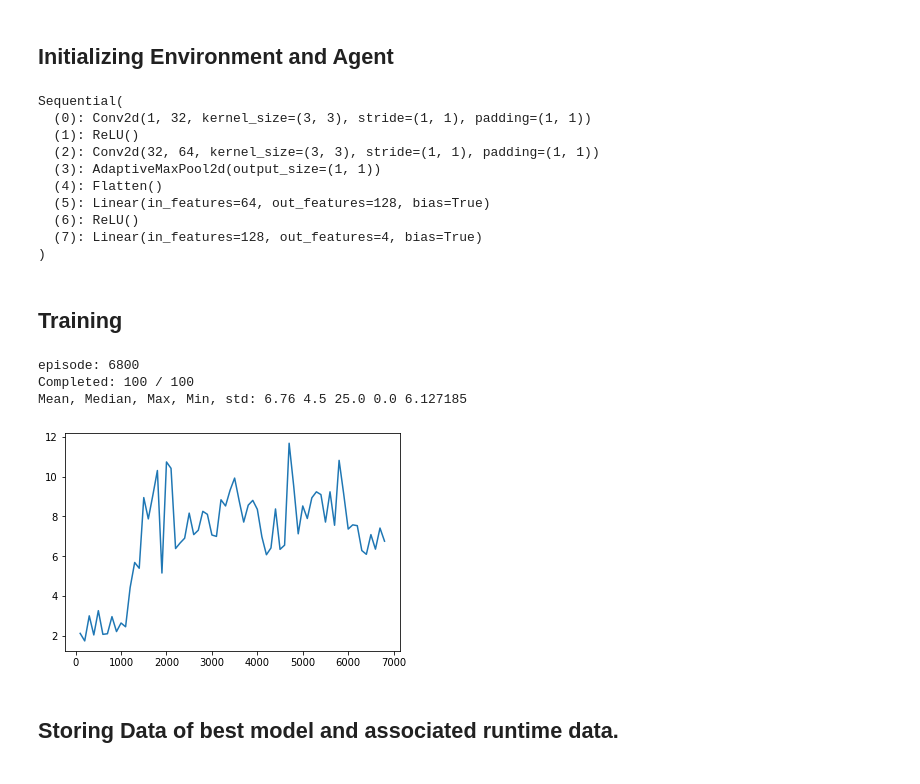
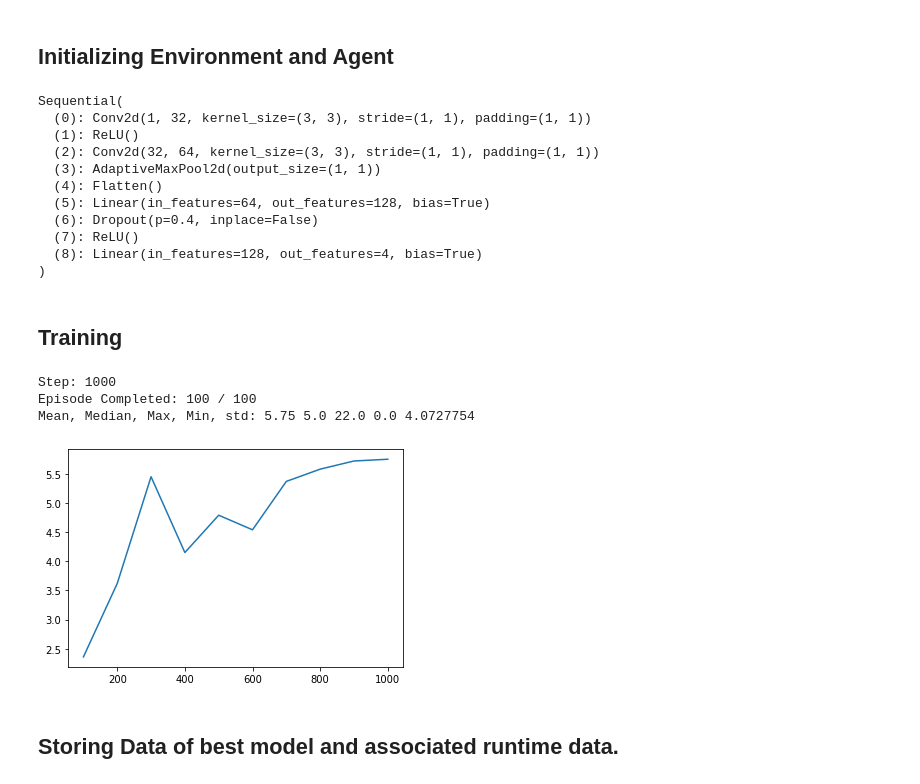
Before and after one commit to keygenx/Fast-Snake, a Jupyter notebook: DQN Implementation.ipynb, the cells around one changed output. Drawn from its saved outputs; the diff is of its cells as text; code cells hidden in the pictures.

```diff
--- a/DQN Implementation.ipynb
+++ b/DQN Implementation.ipynb
@@ -149,9 +149,11 @@ class DQNAgent():
         self.update_count= 0 #internal working variable. Don't change
         self.tau = tau # set tau for soft target network updates
         self.num_envs = num_envs
+
         self.ewc_counter = 0 #flag keep track of fisher matrix computations.
         self.lam = torch.Tensor([lam]).to(DEFAULT_DEVICE)
         self.ewc_on = False
+        self.fisher_recompute_interval = 3000
 
     def add_to_buffer(self, data):
         self.replay_buffer.add_to_buffer(data)
@@ -242,9 +244,10 @@ class DQNAgent():
     #call this to update Q network (train) and then make soft update of target network
     def update(self, update_rate, batch_size = 100):
         if self.ewc_on:
-            if self.ewc_counter%(1000*update_rate)==0:
+            if self.ewc_counter%(self.fisher_recompute_interval*update_rate)==0:
                 data = self.replay_buffer.sample_superbatch(3)[0]
                 self.compute_fisher_diagonal(data)
+                self.ewc_counter=0
             self.ewc_counter+=1
 
         for _ in range(update_rate):
@@ -368,7 +371,7 @@ def FNN_1(shape, hidden_dim, action_dim):
          ).to(DEFAULT_DEVICE)
     return model
 
-def CNN_1():
+def CNN_1(): #A good model for SingleSnake
     model = torch.nn.Sequential(
         torch.nn.Conv2d(1, 32, kernel_size=(3, 3), stride=(1, 1), padding=(1, 1)),
         torch.nn.ReLU(),
@@ -417,7 +420,7 @@ def CNN_3():
         torch.nn.AdaptiveMaxPool2d((1,1)),
         torch.nn.Flatten(),
         torch.nn.Linear(64, 128),
-        #torch.nn.Dropout(0.2),
+        torch.nn.Dropout(0.4),
         torch.nn.ReLU(),
         torch.nn.Linear(128, 4),
         ).to(DEFAULT_DEVICE)
@@ -467,21 +470,22 @@ Sequential(
   (3): AdaptiveMaxPool2d(output_size=(1, 1))
   (4): Flatten()
   (5): Linear(in_features=64, out_features=128, bias=True)
-  (6): ReLU()
-  (7): Linear(in_features=128, out_features=4, bias=True)
+  (6): Dropout(p=0.4, inplace=False)
+  (7): ReLU()
+  (8): Linear(in_features=128, out_features=4, bias=True)
 )
 # %% [markdown]
 ## Training
 # %%
-#%%time
+%%time
 render=False
 save_model = False
-number_of_episodes = 100000
+number_of_steps = 100000
 epsilon = 1.0
 ####Code to compute total reward####
 
 total_reward = torch.zeros(num_envs).to(DEFAULT_DEVICE)
-episode_list=[]
+step_list=[]
 fc_list=[] #food collected
 best_fc = 0
 ####Code to compute total reward####
@@ -489,27 +493,30 @@ best_fc = 0
 state=env.reset()
 agent.train()
 
-#Filling up the buffer
+##########Filling the buffer###############################
 for i in range(30):
-    action = agent.epsilon_greedy_action( state , 1.0) #set epsilon
+    action = agent.epsilon_greedy_action( state , 1.0)
     next_state, reward, terminal, _ = env.step(action)
     agent.add_to_buffer((state,next_state,action,reward,terminal))
     state = next_state
 
 
 #Learning
-for i in range(1,number_of_episodes):
-
-    action = agent.epsilon_greedy_action( state , epsilon) #set epsilon
+for i in range(1,number_of_steps):
+    ##############Learning######################
+    action = agent.epsilon_greedy_action( state , epsilon)
     next_state, reward, terminal, _ = env.step(action)
     agent.add_to_buffer((state,next_state,action,reward,terminal))
     agent.update(update_rate=10, batch_size=400)
     state = next_state
 
-    if i==2500:
+    ##########EWC###############################
+    if i==2500: #When to turn on EWC
         agent.ewc_on=True #Turning on EWC
-        agent.lam=100 #Setting scalar parameter in EWC loss function
+        agent.lam=400 #Setting scalar parameter in EWC loss function
+        agent.fisher_recompute_interval = 2000 #steps after which diagonal fisher matrix is recomputed
 
+    ##########Changing Epsilon###################
     if i==1000:
         epsilon = 0.1
     elif i==3000:
@@ -523,12 +530,13 @@ for i in range(1,number_of_episodes):
     elif i==15000:
         epsilon = 0.000001
 
+    ###################Rendering###################
     if render:
         env.render()
 
-    #New code for recording data. Slower but more accurate.
+    #############Validation############################
     if (i%100==0):
-        agent.evaluate()
+        #agent.evaluate()
         t_state = test_env.reset()
         fc_sum = torch.zeros((test_num_envs,)).float().to(DEFAULT_DEVICE) #foot collected
         #hit_terminal = torch.zeros((test_num_envs,)).bool().to(DEFAULT_DEVICE)
@@ -539,42 +547,44 @@ for i in range(1,number_of_episodes):
             #anything with a positive reward is considered as food.
             fc_sum+=(t_reward>0).float()
             #hit_terminal |= t_terminal
             t_state = t_next_state
             if t_terminal.all():
                 break
 
         t_sum = fc_sum.cpu().numpy()
         t_mean = np.mean(t_sum)
-        print('episode:', i)
-        print("Completed:", t_terminal.sum().cpu().numpy(), "/", test_num_envs)
+        print('Step:', i)
+        print("Episode Completed:", t_terminal.sum().cpu().numpy(), "/", test_num_envs)
         print("Mean, Median, Max, Min, std:",
               t_mean,
               np.median(t_sum),
               np.max(t_sum),
               np.min(t_sum),
               np.std(t_sum))
         fc_list.append(t_mean)
-        episode_list.append(i)
-        plt.plot(episode_list, fc_list)
+        step_list.append(i)
+        plt.plot(step_list, fc_list)
         plt.show()
         agent.train()
         clear_output(wait=True)
         if t_mean>best_fc:
             best_fc = t_mean
             torch.save(agent.qnet,"models/best_model.h5")
 
+#########Closing renderer if open########################
 if render:
     env.close()
 
+##########Saving model##########################
 if save_model:
     model = torch.load("best_model.h5")
     with open('models/best_model.pickle', 'wb') as f:
-        pickle.dump((model, episode_list,reward_list), f)
+        pickle.dump((model, step_list,fc_list), f)
 # %% [output]
-episode: 6800
-Completed: 100 / 100
-Mean, Median, Max, Min, std: 6.76 4.5 25.0 0.0 6.127185
+Step: 1000
+Episode Completed: 100 / 100
+Mean, Median, Max, Min, std: 5.75 5.0 22.0 0.0 4.0727754
-[figure, old version]
+[figure, new version]
 # %% [markdown]
 ## Storing Data of best model and associated runtime data.
 # %%
```
Also changed, not shown: parts of 7 cells of this notebook.
